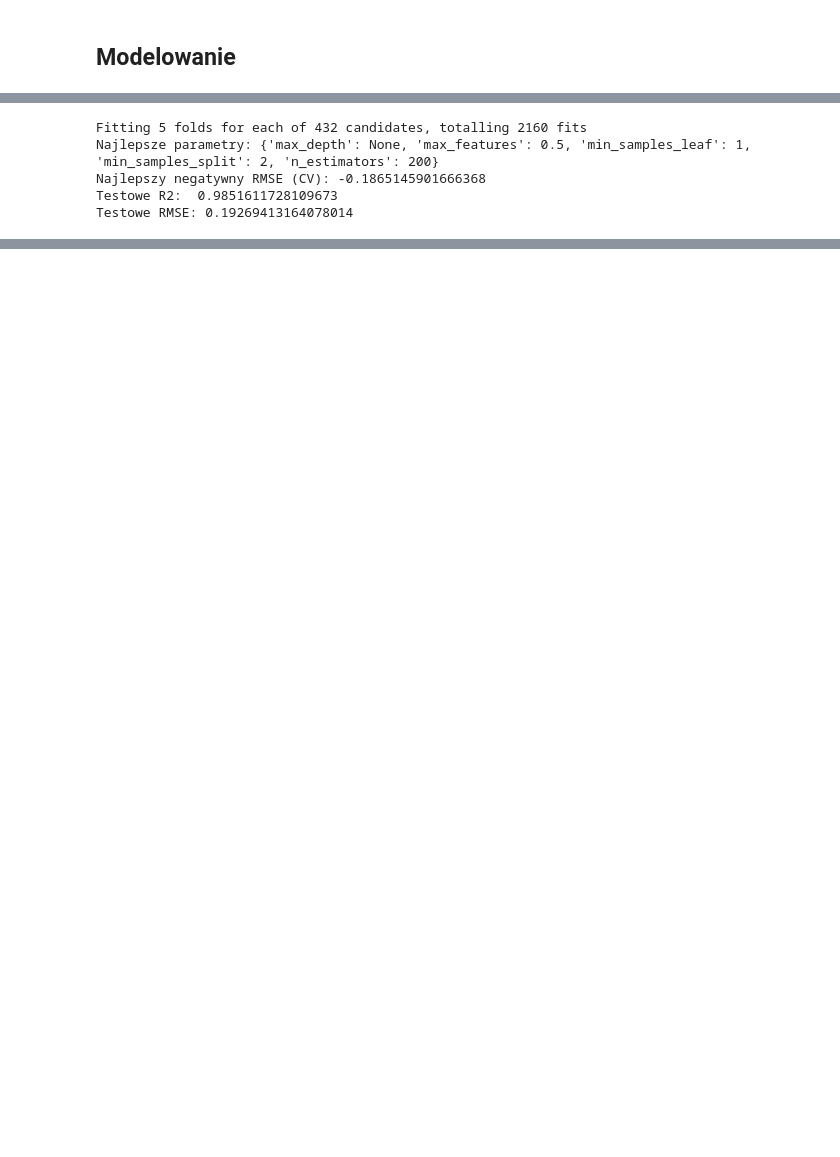
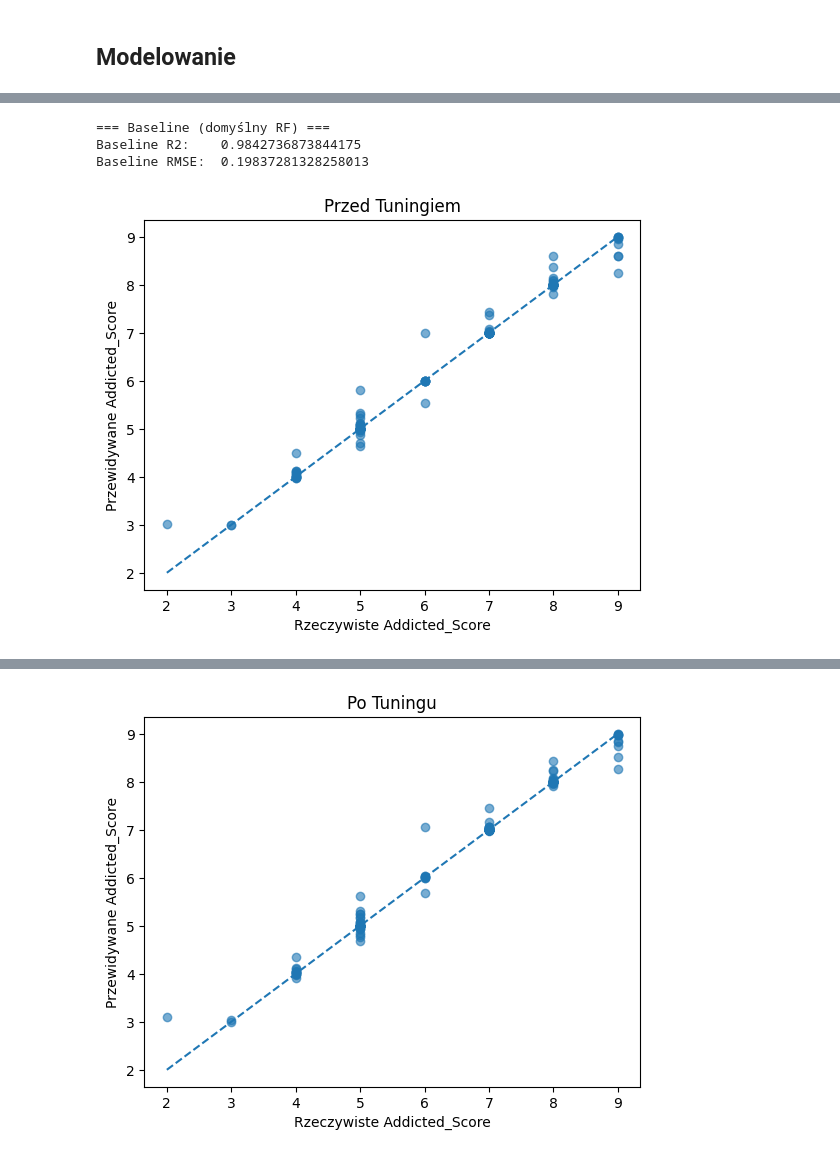
Before and after one commit to s24468/EWD_Project, a Jupyter notebook: main.ipynb, the cells around one changed output, grey strips where cells are left out. Drawn from its saved outputs; the diff is of its cells as text; code cells hidden in the pictures; blank space fills up the shorter version.

```diff
--- a/main.ipynb
+++ b/main.ipynb
@@ -314,59 +350,76 @@ Lasso             0.938632  0.008035   0.391235  0.032307
 # %%
 import numpy as np
-import pandas as pd
 from sklearn.ensemble import RandomForestRegressor
 from sklearn.model_selection import GridSearchCV, train_test_split
-from sklearn.metrics import make_scorer, mean_squared_error, r2_score
-# 1. Podział
-X_train, X_test, y_train, y_test = train_test_split(
-    X, y, test_size=0.2, random_state=42
-)
+from sklearn.metrics import make_scorer, mean_squared_error
+import matplotlib.pyplot as plt
 
-# 2. Model
-rf = RandomForestRegressor(random_state=42)
+# Podział
+X_train, X_test, y_train, y_test = train_test_split(X, y, test_size=0.2, random_state=42)
 
-# 3. Poprawiona przestrzeń hiperparametrów
+# Domyślny RandomForest przed Tuningiem
+rf_default = RandomForestRegressor(random_state=42)
+rf_default.fit(X_train, y_train)
+y_pred_default = rf_default.predict(X_test)
+print("=== Baseline (domyślny RF) ===")
+print("Baseline R2:   ", rf_default.score(X_test, y_test))
+print("Baseline RMSE: ", np.sqrt(mean_squared_error(y_test, y_pred_default)))
+
+# y_test, y_pred_default
+plt.figure()
+plt.scatter(y_test, y_pred_default, alpha=0.6)
+plt.plot([y_test.min(), y_test.max()], [y_test.min(), y_test.max()], linestyle="--")
+plt.xlabel("Rzeczywiste Addicted_Score")
+plt.ylabel("Przewidywane Addicted_Score")
+plt.title("Przed Tuningiem")
+plt.show()
+
+# 3. Przygotowanie przestrzeni hiperparametrów
 param_grid = {
-    "n_estimators":      [50, 100, 200],
-    "max_depth":         [None, 5, 10, 20],
+    "n_estimators": [50, 100, 200],
+    "max_depth": [None, 5, 10, 20],
     "min_samples_split": [2, 5, 10],
-    "min_samples_leaf":  [1, 2, 4],
-    "max_features":      ["sqrt", "log2", 0.5, None]   # usunięte "auto"
+    "min_samples_leaf": [1, 2, 4],
+    "max_features": ["sqrt", "log2", 0.5, None]
 }
 
-# 4. Scorer dla RMSE (negatywny, aby GridSearchCV maksymalizowało)
-rmse_scorer = make_scorer(
-    lambda y_true, y_pred: -np.sqrt(mean_squared_error(y_true, y_pred)),
-    greater_is_better=True
-)
+# 4. dla RMSE (negatywny, bo GridSearchCV maksymalizuje)
+rmse_scorer = make_scorer(lambda y_true, y_pred: -np.sqrt(mean_squared_error(y_true, y_pred)), greater_is_better=True)
 
 # 5. GridSearchCV
 grid_search = GridSearchCV(
-    estimator=rf,
+    estimator=RandomForestRegressor(random_state=42),
     param_grid=param_grid,
     scoring={"R2": "r2", "RMSE": rmse_scorer},
     refit="RMSE",
     cv=5,
     n_jobs=-1,
     verbose=2,
-    error_score="raise"    # jeśli jakiś parametr dalej padnie, od razu dostaniesz wyjątek
+    error_score="raise"
 )
 
-# 6. Trening
+# Tuning
 grid_search.fit(X_train, y_train)
 
-# 7. Rezultaty
-print("Najlepsze parametry:", grid_search.best_params_)
+# Ewaluacja na teście
+print("\n=== Po tuningowaniu (GridSearch) ===")
+print("Najlepsze parametry:        ", grid_search.best_params_)
 print("Najlepszy negatywny RMSE (CV):", grid_search.best_score_)
-
-# 8. Ewaluacja na teście
 best_rf = grid_search.best_estimator_
 y_pred = best_rf.predict(X_test)
-print("Testowe R2: ", best_rf.score(X_test, y_test))
+print("Testowe R2:  ", best_rf.score(X_test, y_test))
 print("Testowe RMSE:", np.sqrt(mean_squared_error(y_test, y_pred)))
+
+# y_test, y_pred już obliczone po tuningu
+plt.figure()
+plt.scatter(y_test, y_pred, alpha=0.6)
+plt.plot([y_test.min(), y_test.max()], [y_test.min(), y_test.max()], linestyle="--")
+plt.xlabel("Rzeczywiste Addicted_Score")
+plt.ylabel("Przewidywane Addicted_Score")
+plt.title("Po Tuningu")
+plt.show()
 # %% [output]
-Fitting 5 folds for each of 432 candidates, totalling 2160 fits
-Najlepsze parametry: {'max_depth': None, 'max_features': 0.5, 'min_samples_leaf': 1, 'min_samples_split': 2, 'n_estimators': 200}
-Najlepszy negatywny RMSE (CV): -0.1865145901666368
-Testowe R2:  0.9851611728109673
-Testowe RMSE: 0.19269413164078014
+=== Baseline (domyślny RF) ===
+Baseline R2:    0.9842736873844175
+Baseline RMSE:  0.19837281328258013
+[figure, added]
@@ -372,0 +433 @@ Testowe RMSE: 0.19269413164078014
+[figure, added]
```
Also changed, not shown: parts of 8 cells of this notebook, 4 other files.
